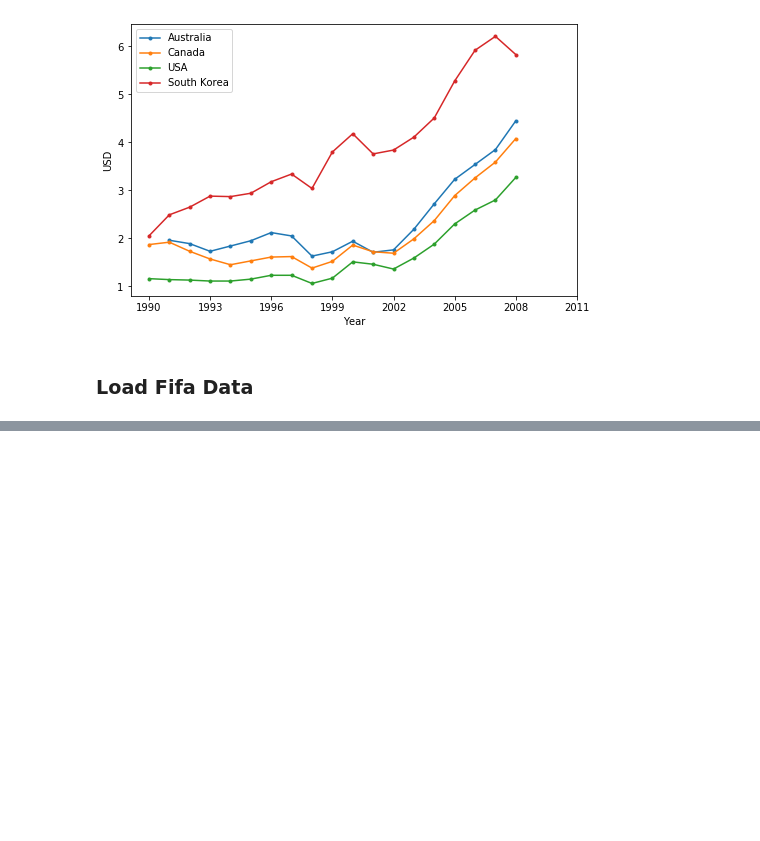
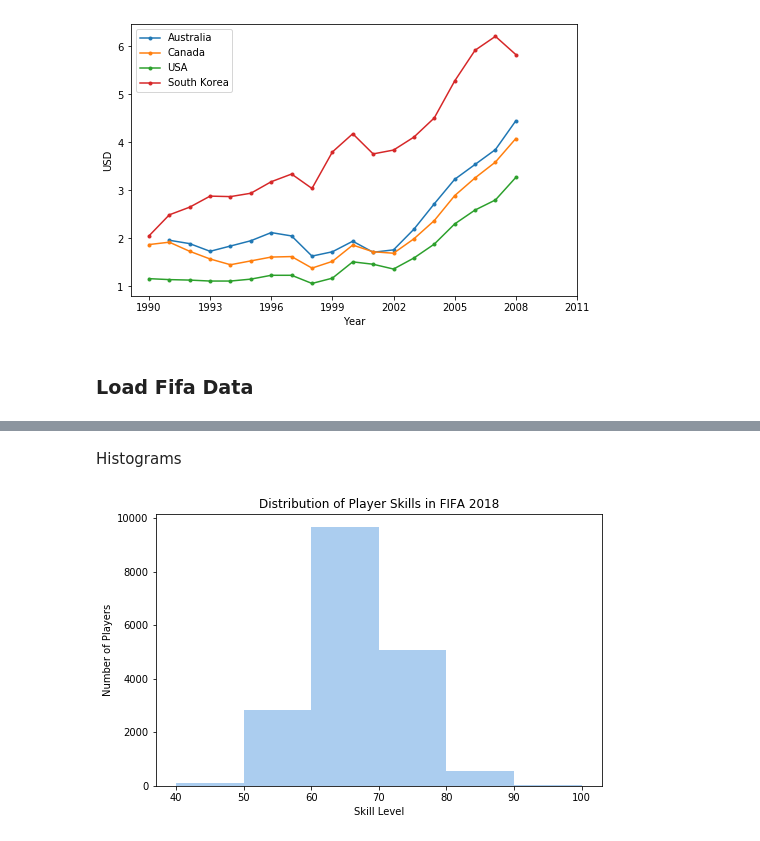
Before and after one commit to ElijahCoding/DataScience, a Jupyter notebook: Matplotlib/GraphExamples.ipynb, the cells around one changed output, grey strips where cells are left out. Saved outputs shown, nothing was run; the diff lists cells and outputs as text; code cells hidden in the pictures; blank space fills up the shorter version.

Commit message:
histograms

```diff
--- a/Matplotlib/GraphExamples.ipynb
+++ b/Matplotlib/GraphExamples.ipynb
@@ -84,0 +91,18 @@ fifa.head(5)
+# %% [markdown]
+Histograms
+# %%
+bins = [40,50,60,70,80,90,100]
+
+plt.figure(figsize=(8,5))
+
+plt.hist(fifa['Overall'], bins=bins, color='#abcdef')
+
+plt.xticks(bins)
+
+plt.ylabel('Number of Players')
+plt.xlabel('Skill Level')
+plt.title('Distribution of Player Skills in FIFA 2018')
+
+plt.show()
+# %% [output]
+[figure, added]
```
Also changed, not shown: parts of 1 cell of this notebook.
